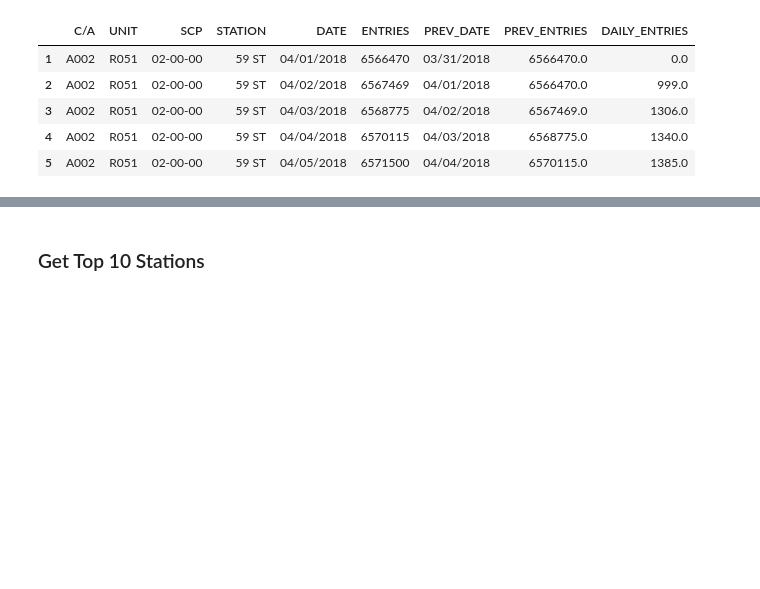
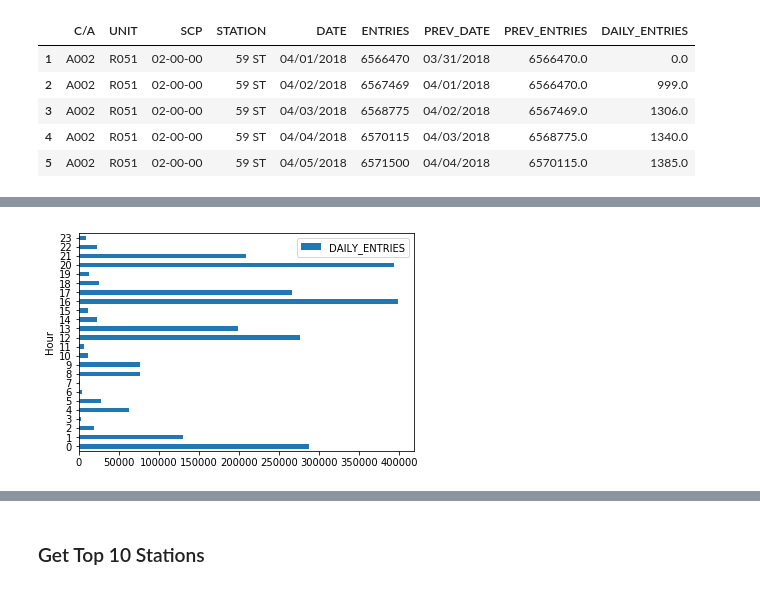
Before and after one commit to cyrus-rustomji/metis_projects, a Jupyter notebook: FirstProejct.ipynb, the cells around one changed output, grey strips where cells are left out. Cells and saved outputs as stored; diff of their text form; code cells hidden in the pictures; blank space fills up the shorter version.

```diff
--- a/FirstProejct.ipynb
+++ b/FirstProejct.ipynb
@@ -381,0 +451,5 @@ turnstiles_daily.head()
+# %%
+# Graph for April 1 (sun)
+turnstiles_daily_time[turnstiles_daily_time.Day==1].groupby(['Hour'])[['DAILY_ENTRIES']].sum().plot(kind='barh');
+# %% [output]
+[figure, added]
```
Also changed, not shown: parts of 23 cells of this notebook.
